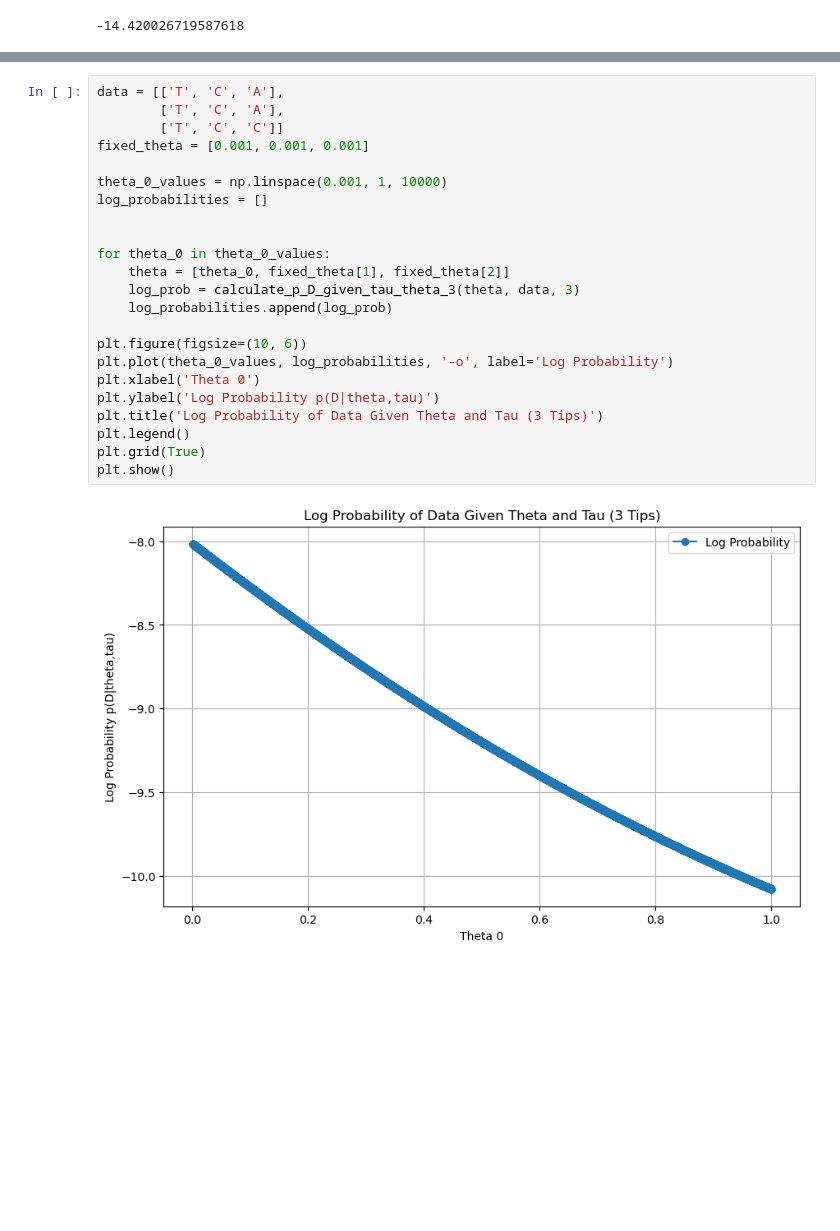
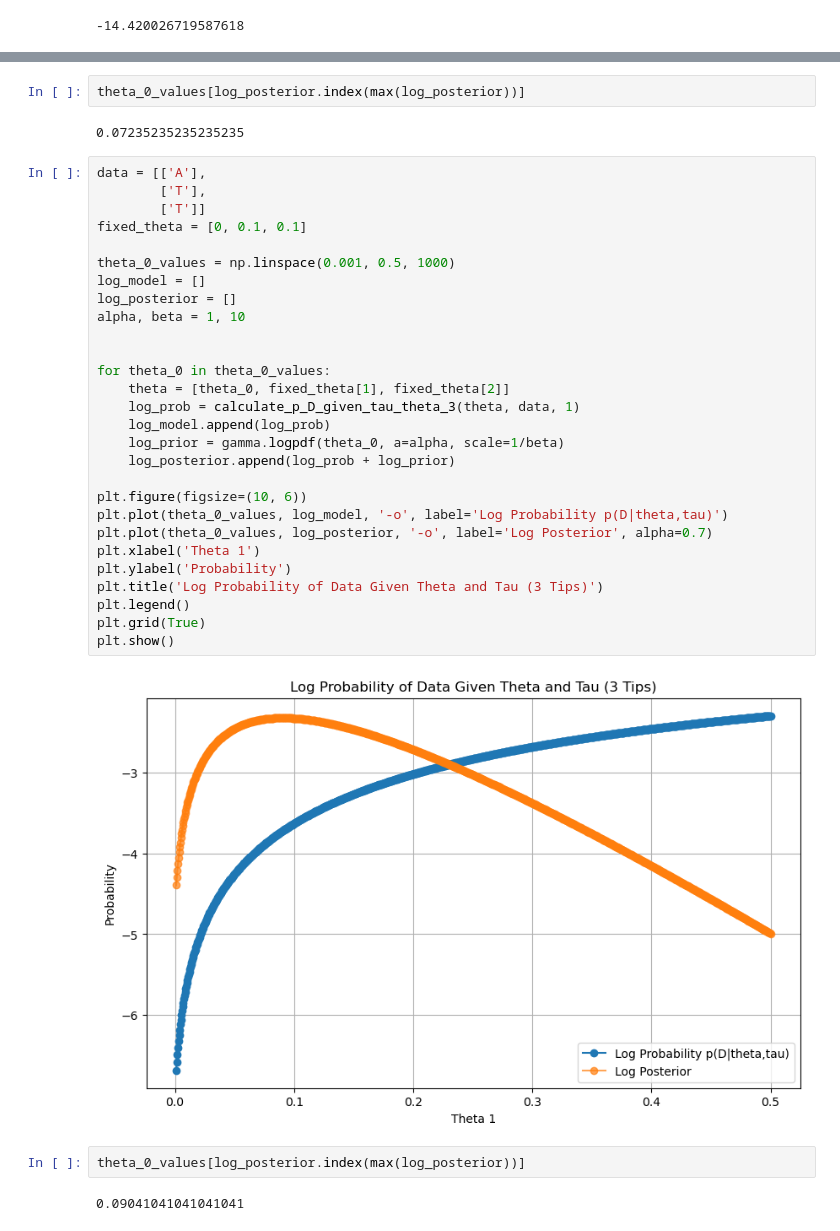
Before and after one commit to ZiruiYin/bayesian_phylogenetics, a Jupyter notebook: JC69sim.ipynb, the cells around one changed output, grey strips where cells are left out. Cells and saved outputs as stored; diff of their text form; blank space fills up the shorter version.

Commit message:
with prior

```diff
--- a/JC69sim.ipynb
+++ b/JC69sim.ipynb
@@ -73,25 +104,38 @@ calculate_p_D_given_tau_theta_4(theta, data, 3)
+# %%
+theta_0_values[log_posterior.index(max(log_posterior))]
+# %% [output]
+0.07235235235235235
 # %%
-data = [['T', 'C', 'A'],
-        ['T', 'C', 'A'],
-        ['T', 'C', 'C']]
-fixed_theta = [0.001, 0.001, 0.001]
+data = [['A'],
+        ['T'],
+        ['T']]
+fixed_theta = [0, 0.1, 0.1]
 
-theta_0_values = np.linspace(0.001, 1, 10000)
-log_probabilities = []
+theta_0_values = np.linspace(0.001, 0.5, 1000)
+log_model = []
+log_posterior = []
+alpha, beta = 1, 10
 
 
 for theta_0 in theta_0_values:
     theta = [theta_0, fixed_theta[1], fixed_theta[2]]
-    log_prob = calculate_p_D_given_tau_theta_3(theta, data, 3)
-    log_probabilities.append(log_prob)
+    log_prob = calculate_p_D_given_tau_theta_3(theta, data, 1)
+    log_model.append(log_prob)
+    log_prior = gamma.logpdf(theta_0, a=alpha, scale=1/beta)
+    log_posterior.append(log_prob + log_prior)
 
 plt.figure(figsize=(10, 6))
-plt.plot(theta_0_values, log_probabilities, '-o', label='Log Probability')
-plt.xlabel('Theta 0')
-plt.ylabel('Log Probability p(D|theta,tau)')
+plt.plot(theta_0_values, log_model, '-o', label='Log Probability p(D|theta,tau)')
+plt.plot(theta_0_values, log_posterior, '-o', label='Log Posterior', alpha=0.7)
+plt.xlabel('Theta 1')
+plt.ylabel('Probability')
 plt.title('Log Probability of Data Given Theta and Tau (3 Tips)')
 plt.legend()
 plt.grid(True)
 plt.show()
 # %% [output]
-[figure, old version]
+[figure, new version]
+# %%
+theta_0_values[log_posterior.index(max(log_posterior))]
+# %% [output]
+0.09041041041041041
```
Also changed, not shown: parts of 2 cells of this notebook.
